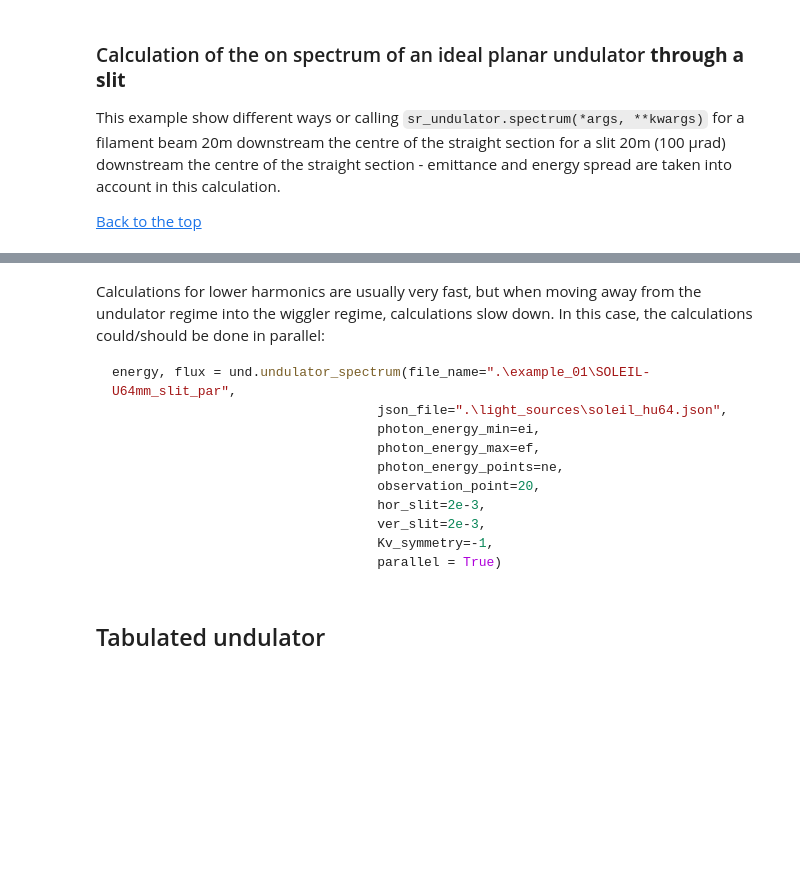
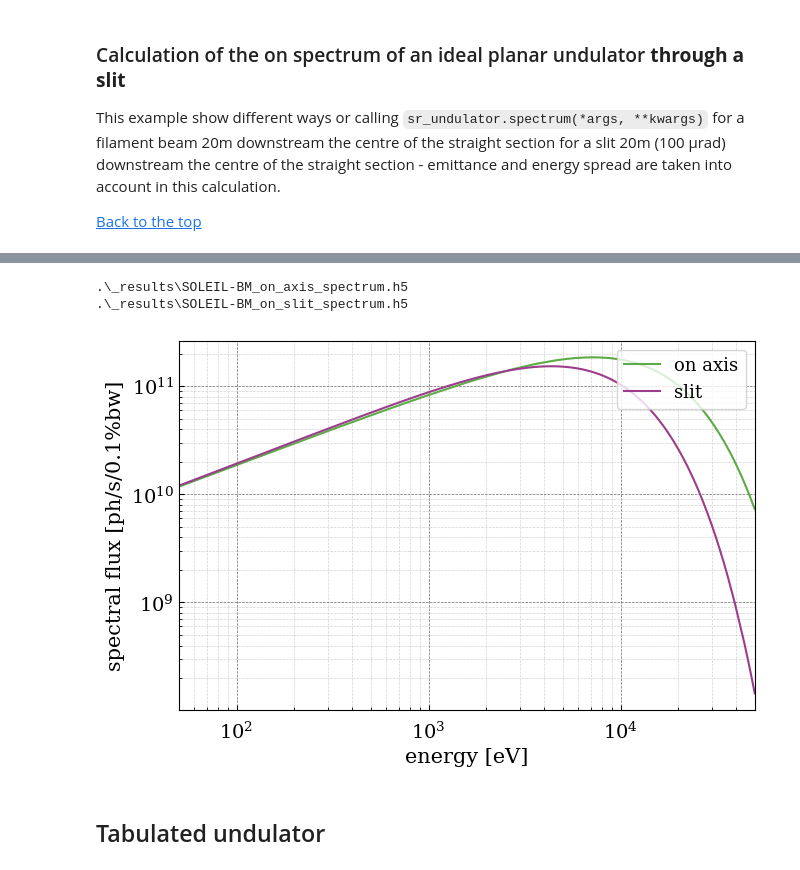
Before and after one commit to barc4/barc4sr, a Jupyter notebook: examples/example_bm01 - bending magnet spectrum.ipynb, the cells around one changed output, grey strips where cells are left out. Drawn from its saved outputs; the diff is of its cells as text; code cells hidden in the pictures; blank space fills up the shorter version.

````diff
--- a/examples/example_bm01 - bending magnet spectrum.ipynb
+++ b/examples/example_bm01 - bending magnet spectrum.ipynb
@@ -146,16 +150,0 @@ spectrum = und.spectrum(file_name=".\example_01\SOLEIL-U64mm_slit",
-# %% [markdown]
-Calculations for lower harmonics are usually very fast, but when moving away from the undulator regime into
-the wiggler regime, calculations slow down. In this case, the calculations could/should be done in parallel:
-
-```python
-energy, flux = und.undulator_spectrum(file_name=".\example_01\SOLEIL-U64mm_slit_par",
-                                  json_file=".\light_sources\soleil_hu64.json",
-                                  photon_energy_min=ei,
-                                  photon_energy_max=ef,
-                                  photon_energy_points=ne,
-                                  observation_point=20,
-                                  hor_slit=2e-3,
-                                  ver_slit=2e-3,
-                                  Kv_symmetry=-1,
-                                  parallel = True)
-```
@@ -174,13 +151,17 @@ spectrum = und.spectrum(file_name=".\example_01\SOLEIL-U64mm_slit_me",
 # %%
-spectrum = read_spectrum([".\example_01\SOLEIL-U64mm_slit_spectrum.h5"])
+spectrum = read_spectrum(".\_results\SOLEIL-BM_on_axis_spectrum.h5")
 img = PlotManager(spectrum["spectrum"]["flux"],  spectrum["spectrum"]["energy"])
 img.additional_info(None, "energy [eV]",  "spectral flux [ph/s/0.1%bw]")
-img.aesthetics(400, True, True, 3 , 1, True, 4).info_1d_plot(2, 'conv', 0, "-", False, 0, 1).plot_1d(enable=False)
+img.aesthetics(400, True, True, 3 , 1, True, 4).info_1d_plot(2, 'on axis', 0, "-", False, 0, 1).plot_1d(enable=False)
 
-spectrum_parallel = read_spectrum([".\example_01\SOLEIL-U64mm_slit_me_spectrum.h5"])
+spectrum_parallel = read_spectrum([".\_results\SOLEIL-BM_on_slit_spectrum.h5"])
 img.image = spectrum_parallel["spectrum"]["flux"]
 img.x = spectrum_parallel["spectrum"]["energy"]
-img.info_1d_plot(3, "me", 1, "-", False, 0, 1).plot_1d(enable=True, hold=True)
+img.info_1d_plot(3, "slit", 1, "-", False, 0, 1).plot_1d(enable=True, hold=True)
+# %% [output]
+.\_results\SOLEIL-BM_on_axis_spectrum.h5
+.\_results\SOLEIL-BM_on_slit_spectrum.h5
+[figure, added]
 # %% [markdown]
 ## Tabulated undulator
 # %% [markdown]
````
Also changed, not shown: parts of 12 cells of this notebook, 10 other files.
